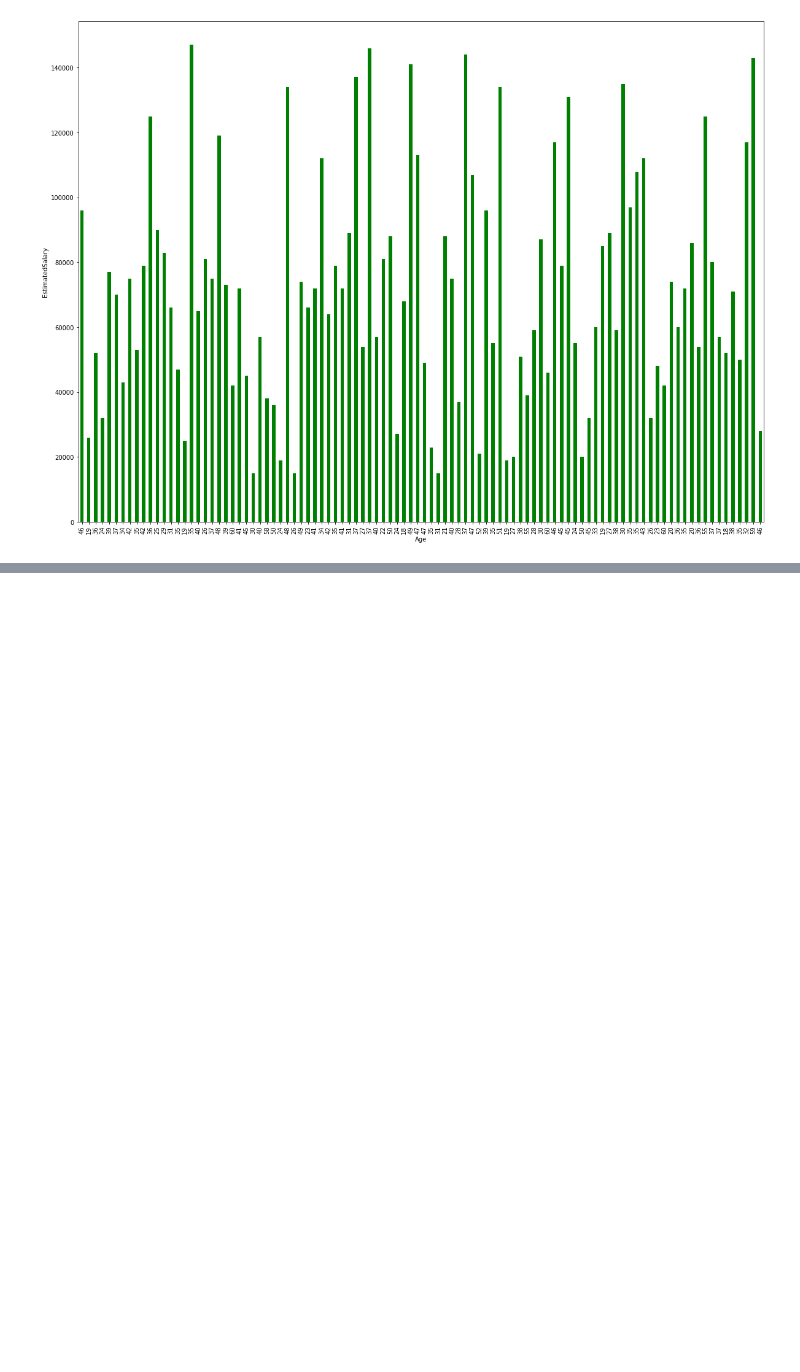
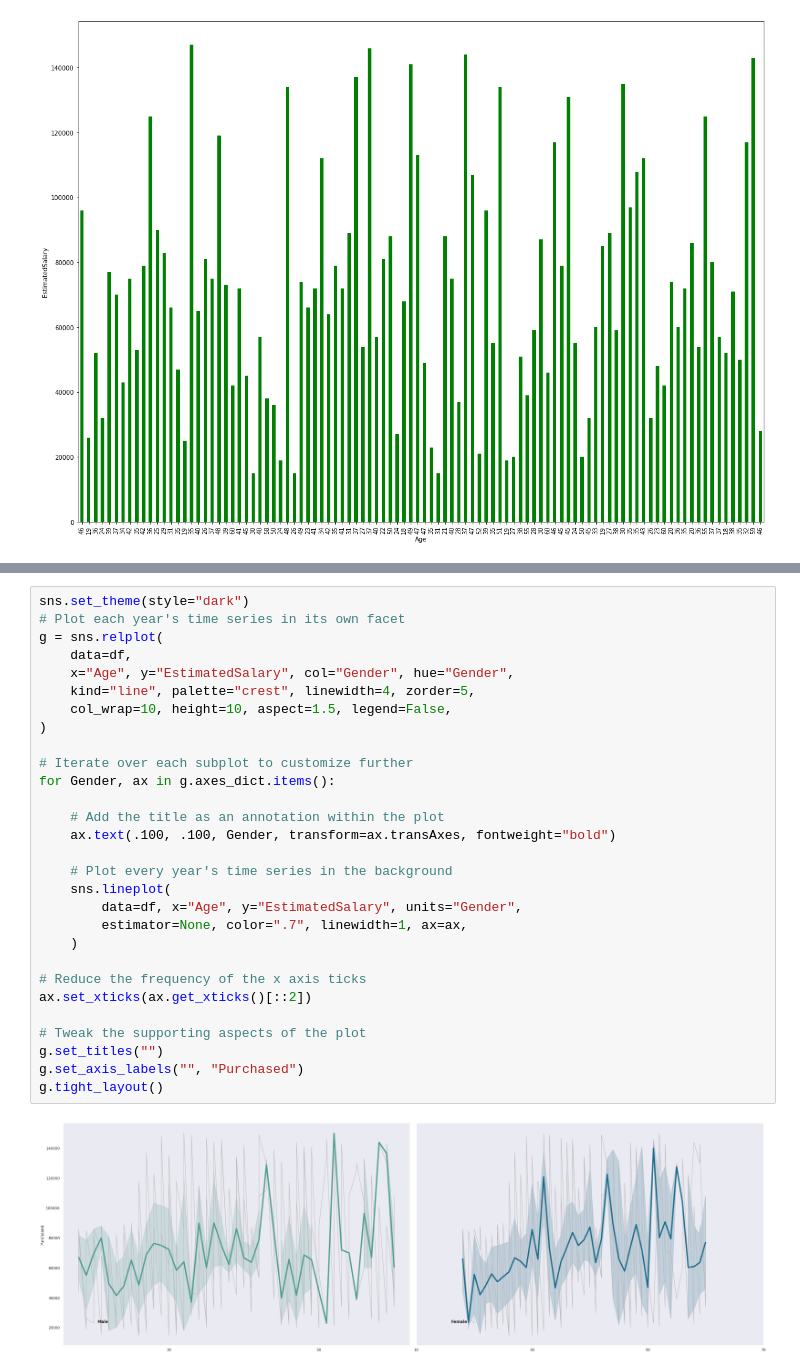
Before and after one commit to Minhaz78/Machine-Learning-Practice, a Jupyter notebook: Practice.ipynb, the cells around one changed output, grey strips where cells are left out. Saved outputs shown, nothing was run; the diff lists cells and outputs as text; blank space fills up the shorter version.

```diff
--- a/Practice.ipynb
+++ b/Practice.ipynb
@@ -141,0 +154,31 @@ X_test.set_index('Age')["EstimatedSalary"].plot.bar(
+# %%
+sns.set_theme(style="dark")
+# Plot each year's time series in its own facet
+g = sns.relplot(
+    data=df,
+    x="Age", y="EstimatedSalary", col="Gender", hue="Gender",
+    kind="line", palette="crest", linewidth=4, zorder=5,
+    col_wrap=10, height=10, aspect=1.5, legend=False,
+)
+
+# Iterate over each subplot to customize further
+for Gender, ax in g.axes_dict.items():
+
+    # Add the title as an annotation within the plot
+    ax.text(.100, .100, Gender, transform=ax.transAxes, fontweight="bold")
+
+    # Plot every year's time series in the background
+    sns.lineplot(
+        data=df, x="Age", y="EstimatedSalary", units="Gender",
+        estimator=None, color=".7", linewidth=1, ax=ax,
+    )
+
+# Reduce the frequency of the x axis ticks
+ax.set_xticks(ax.get_xticks()[::2])
+
+# Tweak the supporting aspects of the plot
+g.set_titles("")
+g.set_axis_labels("", "Purchased")
+g.tight_layout()
+# %% [output]
+[figure, added]
```
Also changed, not shown: parts of 2 cells of this notebook.
